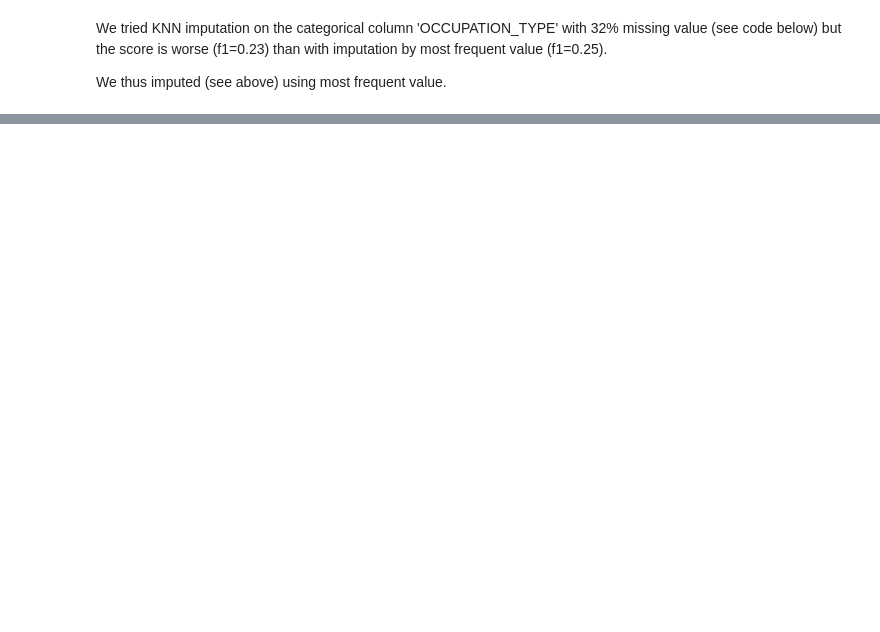
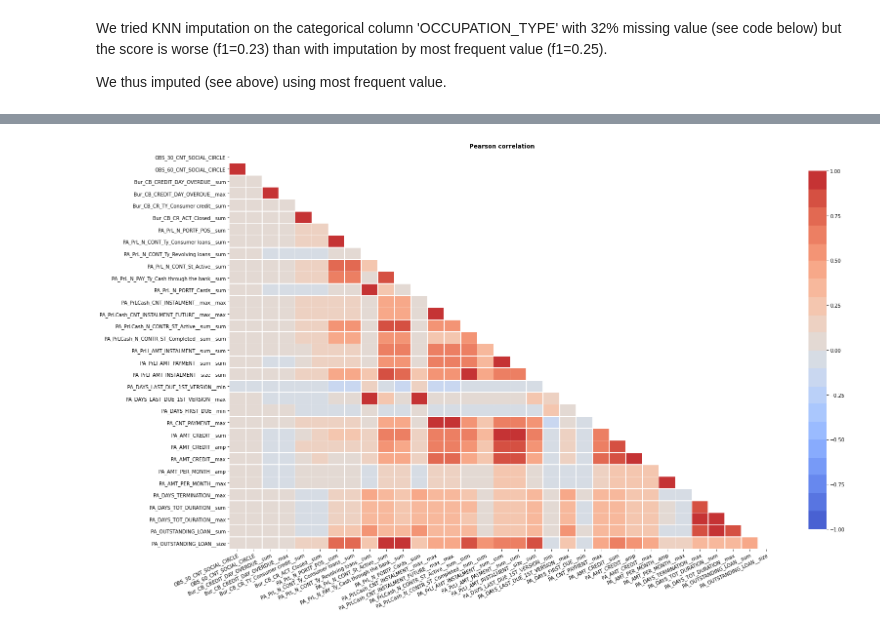
Before and after one commit to SmellyArmure/OC_DS_Project7, a Jupyter notebook: NOTEBOOKS/P7_03_Cleaning.ipynb, the cells around one changed output, grey strips where cells are left out. Cells and saved outputs as stored; diff of their text form; code cells hidden in the pictures; blank space fills up the shorter version.

```diff
--- a/NOTEBOOKS/P7_03_Cleaning.ipynb
+++ b/NOTEBOOKS/P7_03_Cleaning.ipynb
@@ -162,4 +185,5 @@ len(miss_cols), len(no_miss_cols)
 # keep only features with more than 55% notna values
 
 X_train = X_train.drop(columns=miss_more_45_cols)
+X_test = X_test.drop(columns=miss_more_45_cols)
 # %% [markdown]
@@ -324,0 +345,9 @@ len(miss_cols), len(no_miss_cols)
+# %%
+# case 2.2: missing more than 1%, infered using KNN classifier
+
+miss_much_cat_cols = list(ser_miss.loc[miss_cat_cols][ser_miss.loc[miss_cat_cols]>1].index)
+miss_much_cat_cols = miss_much_cat_cols + miss_numb_to_cat
+
+for c in miss_much_cat_cols:
+    mode = X_train[c].mode()[0]
+    X_train[c] = X_train[c].fillna(mode)
@@ -324,0 +382,25 @@ len(miss_cols), len(no_miss_cols)
+# %%
+import scipy.stats as st
+from sklearn.preprocessing import MinMaxScaler
+
+thresh = 5
+minmax = MinMaxScaler()
+
+# Minmax scaling of each column
+X_train_norm_wo_out = pd.DataFrame()
+for col in quant_cols:
+    ser_ = X_train[col]
+    mask_outl = np.abs(st.zscore(ser_))<thresh
+    ser_ = ser_.loc[mask_outl]
+    ser_ = pd.Series(minmax.fit_transform(ser_.to_frame()).reshape(-1),
+                                         index=ser_.index,
+                                         name=col)
+    X_train_norm_wo_out = pd.concat([X_train_norm_wo_out, ser_], axis=1)
+
+# drop all row where value is an outlier in at least one column
+mask = X_train_norm_wo_out.isna().any(1)
+X_train_norm_wo_out = X_train_norm_wo_out.loc[mask]
+# %%
+# compute Pearson correlation matrix
+
+corr = X_train_norm_wo_out[quant_cols].corr()
@@ -324,0 +423,11 @@ len(miss_cols), len(no_miss_cols)
+# %%
+#### Select and vizualize high correlation features (>0.9)
+
+cols_high_corr = corr[((np.abs(corr)>0.9)&(np.abs(corr)<1)).any(1)].index
+corr_high_corr = X_train[cols_high_corr].corr()
+
+plot_heatmap(corr_high_corr, 'Pearson correlation', shape='tri', annot=False, fmt='.2f',
+             figsize=(25, 15), vmin=-1, vmax=1, center=0,
+             palette=sns.color_palette("coolwarm", 20))
+# %% [output]
+[figure, added]
```
Also changed, not shown: parts of 78 cells of this notebook, 8 other files.
